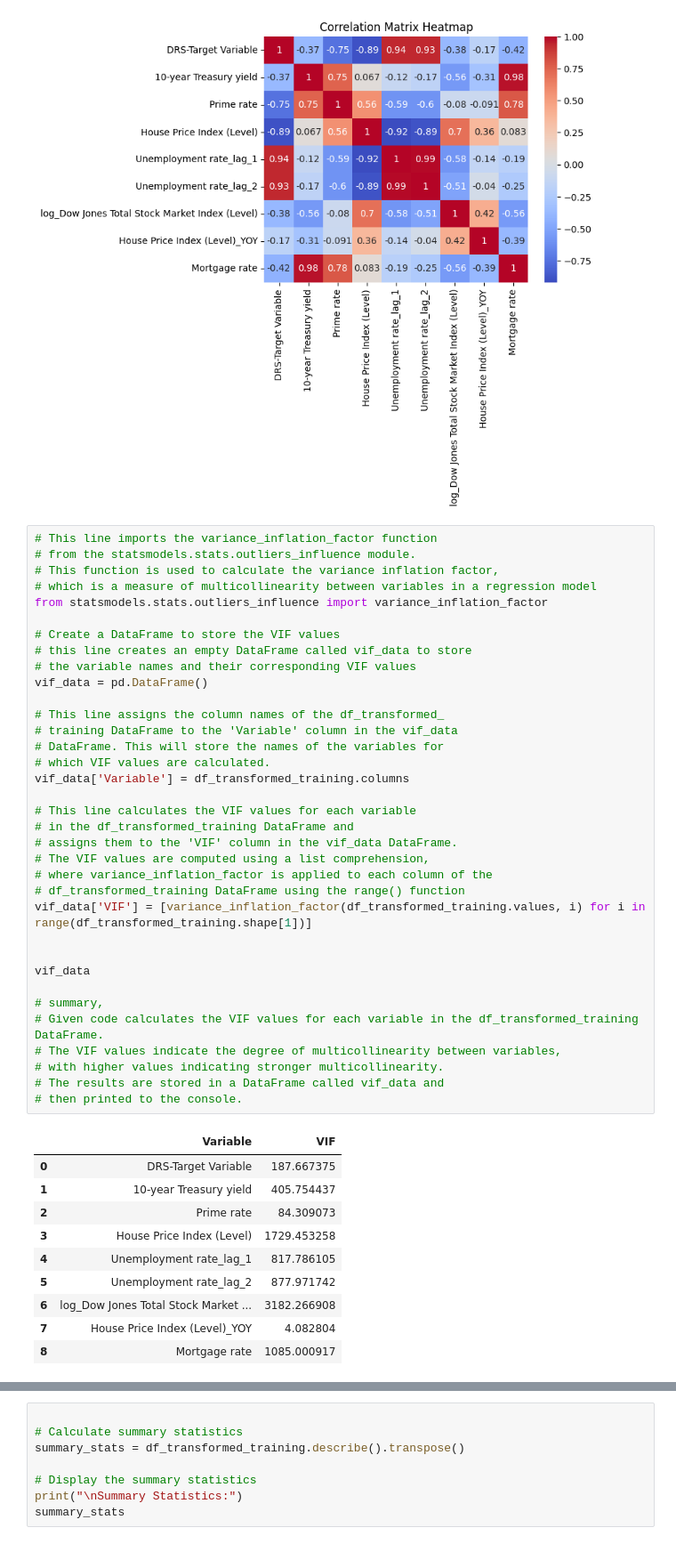
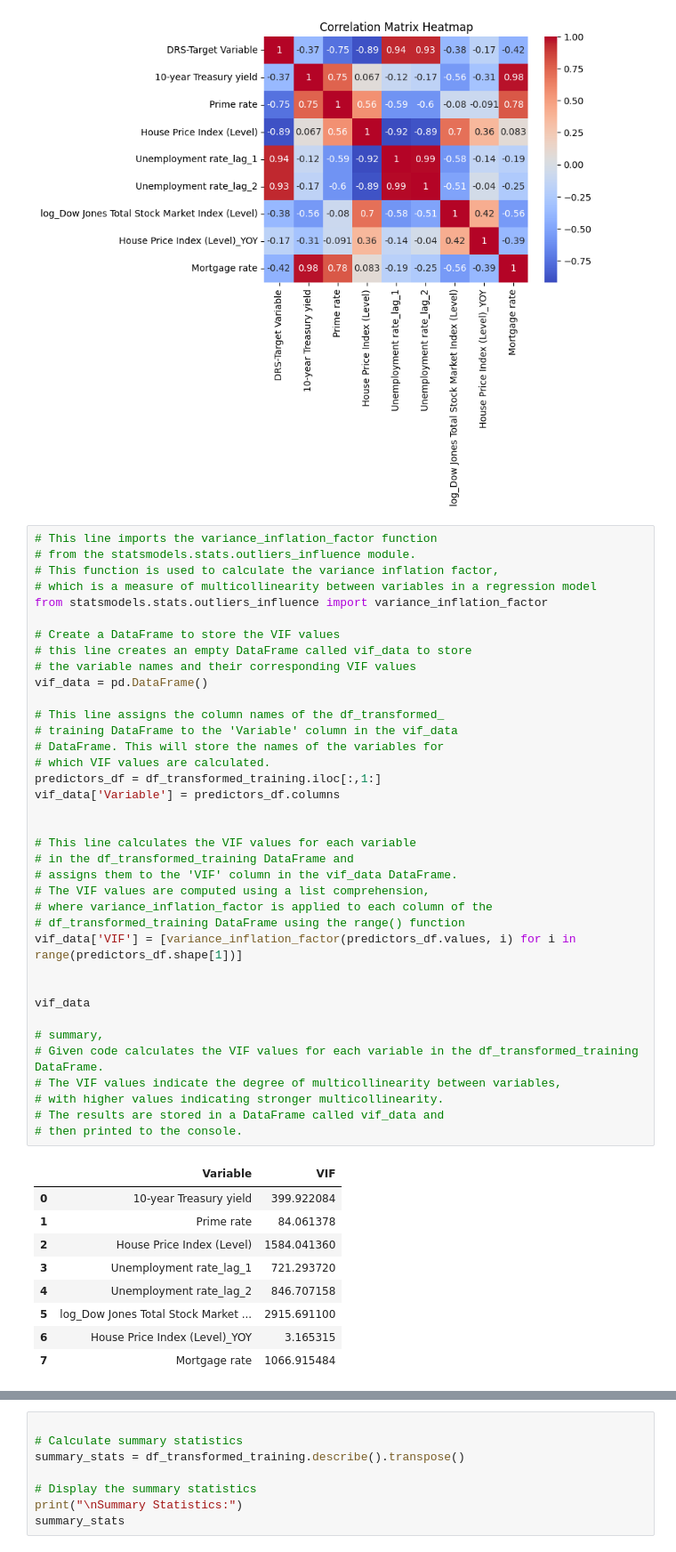
Before and after one commit to iffishells/Fractional-logistic-Model, a Jupyter notebook: milestone-2.ipynb, the cells around one changed output, grey strips where cells are left out. Shown at 89% size. Saved outputs shown, nothing was run; the diff lists cells and outputs as text.

```diff
--- a/milestone-2.ipynb
+++ b/milestone-2.ipynb
@@ -169,41 +169,42 @@ plt.show()
 from statsmodels.stats.outliers_influence import variance_inflation_factor
 
 # Create a DataFrame to store the VIF values
 # this line creates an empty DataFrame called vif_data to store
 # the variable names and their corresponding VIF values
 vif_data = pd.DataFrame()
 
 # This line assigns the column names of the df_transformed_
 # training DataFrame to the 'Variable' column in the vif_data
 # DataFrame. This will store the names of the variables for
 # which VIF values are calculated.
-vif_data['Variable'] = df_transformed_training.columns
+predictors_df = df_transformed_training.iloc[:,1:]
+vif_data['Variable'] = predictors_df.columns
+
 
 # This line calculates the VIF values for each variable
 # in the df_transformed_training DataFrame and
 # assigns them to the 'VIF' column in the vif_data DataFrame.
 # The VIF values are computed using a list comprehension,
 # where variance_inflation_factor is applied to each column of the
 # df_transformed_training DataFrame using the range() function
-vif_data['VIF'] = [variance_inflation_factor(df_transformed_training.values, i) for i in range(df_transformed_training.shape[1])]
+vif_data['VIF'] = [variance_inflation_factor(predictors_df.values, i) for i in range(predictors_df.shape[1])]
 
 
 vif_data
 
 # summary,
 # Given code calculates the VIF values for each variable in the df_transformed_training DataFrame.
 # The VIF values indicate the degree of multicollinearity between variables,
 # with higher values indicating stronger multicollinearity.
 # The results are stored in a DataFrame called vif_data and
 # then printed to the console.
 # %% [output]
 |  | Variable | VIF |
-| 0 | DRS-Target Variable | 187.667375 |
-| 1 | 10-year Treasury yield | 405.754437 |
-| 2 | Prime rate | 84.309073 |
-| 3 | House Price Index (Level) | 1729.453258 |
-| 4 | Unemployment rate_lag_1 | 817.786105 |
-| 5 | Unemployment rate_lag_2 | 877.971742 |
-| 6 | log_Dow Jones Total Stock Market ... | 3182.266908 |
-| 7 | House Price Index (Level)_YOY | 4.082804 |
-| 8 | Mortgage rate | 1085.000917 |
+| 0 | 10-year Treasury yield | 399.922084 |
+| 1 | Prime rate | 84.061378 |
+| 2 | House Price Index (Level) | 1584.041360 |
+| 3 | Unemployment rate_lag_1 | 721.293720 |
+| 4 | Unemployment rate_lag_2 | 846.707158 |
+| 5 | log_Dow Jones Total Stock Market ... | 2915.691100 |
+| 6 | House Price Index (Level)_YOY | 3.165315 |
+| 7 | Mortgage rate | 1066.915484 |
```
Also changed, not shown: parts of 10 cells of this notebook, 1 other file.
